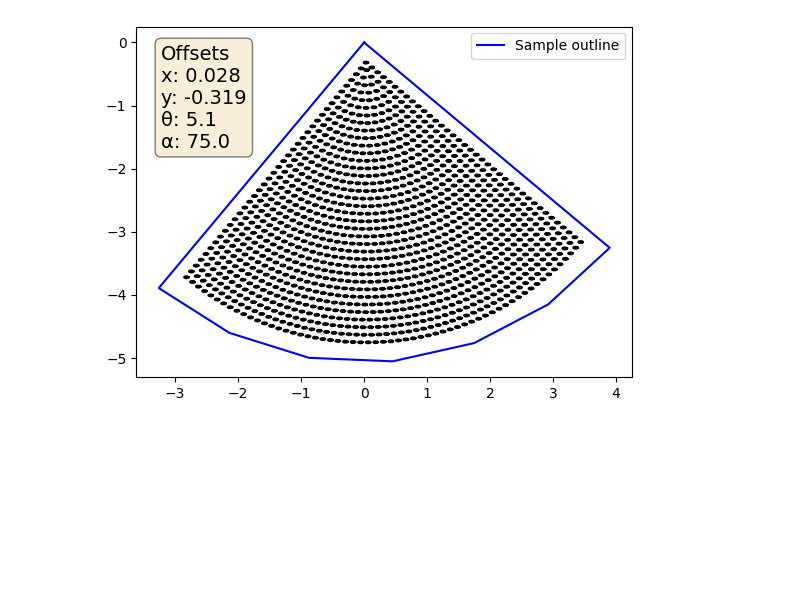
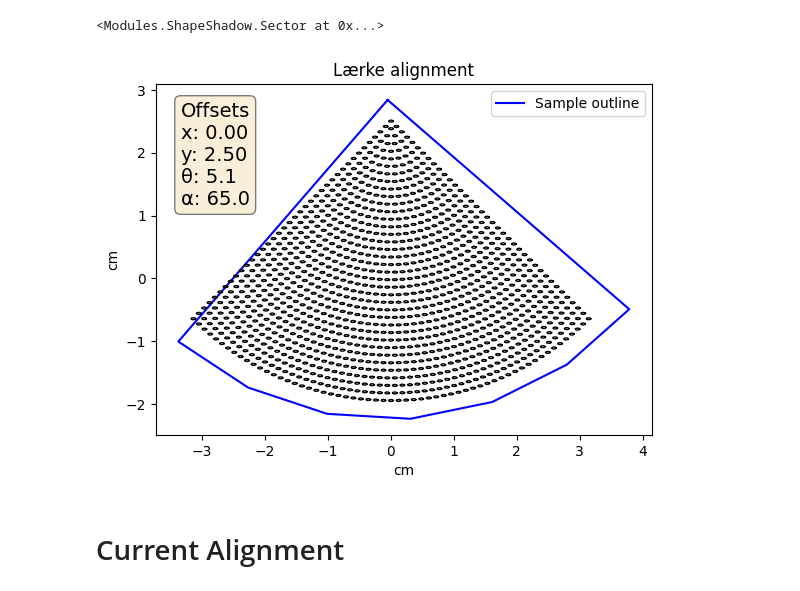
Before and after one commit to brown89/Callipso, a Jupyter notebook: Alignment.ipynb, the cells around one changed output. Cells and saved outputs as stored; diff of their text form; code cells hidden in the pictures; blank space fills up the shorter version.

```diff
--- a/Alignment.ipynb
+++ b/Alignment.ipynb
@@ -47,0 +16,6 @@ Column names:
+# %%
+jaw = JAW(DATA_PATH)
+
+theta = 5.1
+alpha = 65
+d_spor = 0.03
@@ -48,25 +38,46 @@ Column names:
+# %%
+# Lærke measurements and offset
+# Setting up measureing points
+xoff_laerke = 0
+yoff_laerke = 2.5
+toff_laerke = 0
+
+laerke_spot = Spot(diameter=d_spor, angle_incident=alpha)
+laerke_mp = MapPattern(jaw.data.x, jaw.data.y, x_offset=xoff_laerke, y_offset=yoff_laerke, theta_offset=toff_laerke)
+laerke_sc = SpotCollection(map_pattern=laerke_mp, spot=laerke_spot)
+# %%
+# Defining sample outline
+sector = Sector(radius=2.54*2, angle_sweep=90)
+sector.rotate(225+4.1).translate(-.0531, 2.8368)
+# %% [output]
+<Modules.ShapeShadow.Sector at 0x...>
 # %%
-fig, ax = plt.subplots()
-ax.plot(sector0.x, sector0.y, '-b', label="Sample outline")
+fig0, ax0 = plt.subplots()
+ax0.plot(sector.x, sector.y, '-b', label="Sample outline")
 
-for x, y in zip(spot_coor.x, spot_coor.y):
-    ellipse = Ellipse(major=spot.elongation(), minor=spot.diameter)
-    ellipse.translate(x, y)
-    ax.plot(ellipse.x, ellipse.y, '-k')
+for ellipse in laerke_sc.outlines():
+    ax0.plot(ellipse.x, ellipse.y, '-k', linewidth=1)
+
+ax0.set_title("Lærke alignment")
+ax0.set_xlabel("cm")
+ax0.set_ylabel("cm")
 
 textstr = '\n'.join((
     "Offsets",
-    f"x: {spot_coor.x[0]:.3f}",
-    f"y: {spot_coor.y[0]:.3f}",
+    f"x: {xoff_laerke:.2f}",
+    f"y: {yoff_laerke:.2f}",
     f"\u03B8: {theta:.1f}",
     f"\u03B1: {alpha:.1f}")
 )
 props = dict(boxstyle='round', facecolor='wheat', alpha=0.5)
-ax.text(0.05, 0.95, textstr, transform=ax.transAxes, fontsize=14,
+ax0.text(0.05, 0.95, textstr, transform=ax0.transAxes, fontsize=14,
     verticalalignment='top', bbox=props)
 
-ax.set_aspect('equal')
+ax0.set_aspect("equal")
+
 plt.legend()
 plt.show()
 # %% [output]
-[figure, old version]
+[figure, new version]
+# %% [markdown]
+# Current Alignment
```
Also changed, not shown: parts of 8 cells of this notebook.
